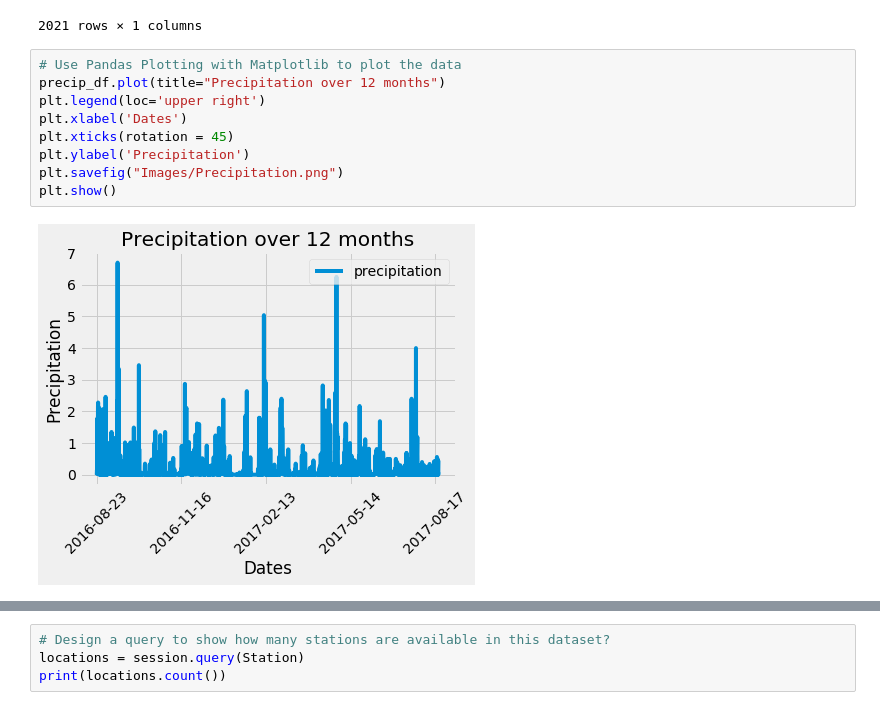
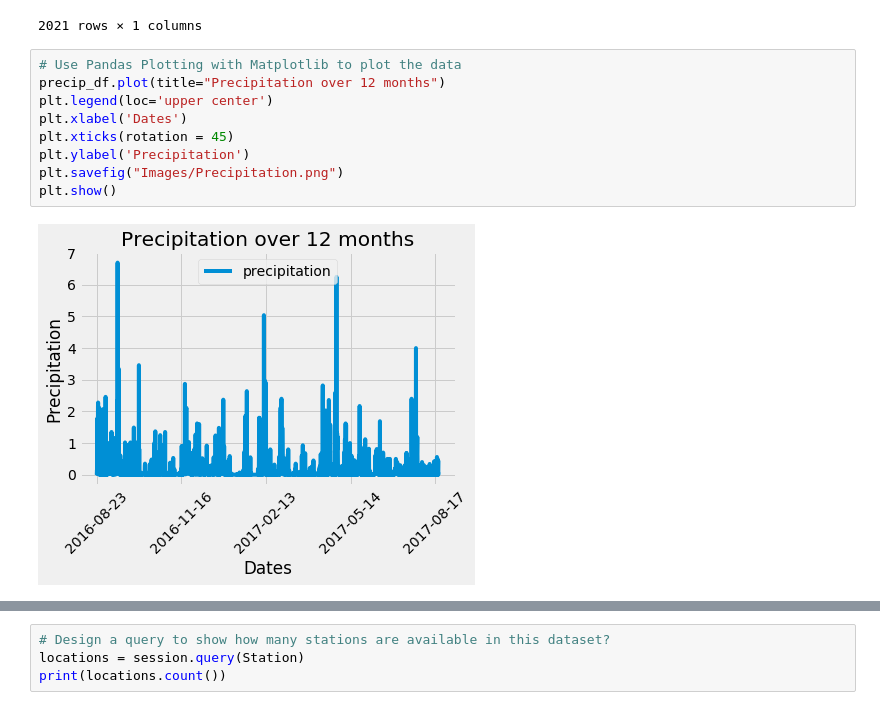
Before and after one commit to tanazimmer/sqlalchemy-challenge, a Jupyter notebook: climate_starter.ipynb, the cells around one changed output, grey strips where cells are left out. Cells and saved outputs as stored; diff of their text form.

```diff
--- a/climate_starter.ipynb
+++ b/climate_starter.ipynb
@@ -147,13 +147,13 @@ precip_df
 # %%
 # Use Pandas Plotting with Matplotlib to plot the data
 precip_df.plot(title="Precipitation over 12 months")
-plt.legend(loc='upper right')
+plt.legend(loc='upper center')
 plt.xlabel('Dates')
 plt.xticks(rotation = 45)
 plt.ylabel('Precipitation')
 plt.savefig("Images/Precipitation.png")
 plt.show()
 # %% [output]
-[figure, old version]
+[figure, new version]
 # %%
 # Use Pandas to calcualte the summary statistics for the precipitation data
```
Also changed, not shown: parts of 2 cells of this notebook, 3 other files.
